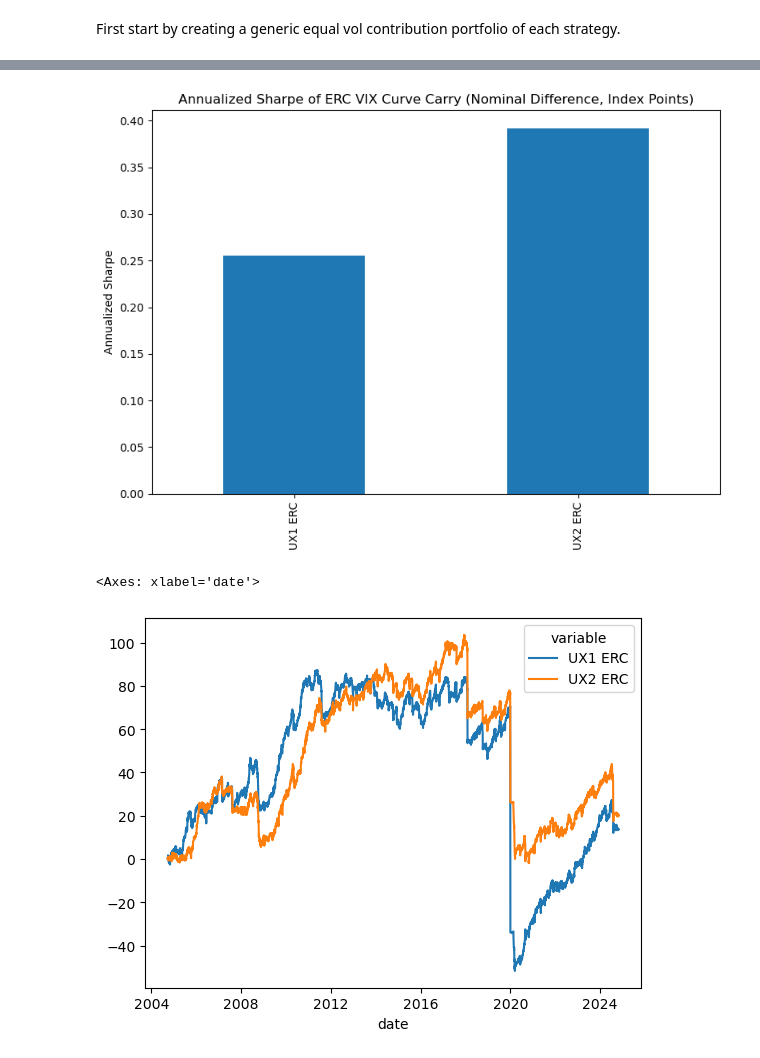
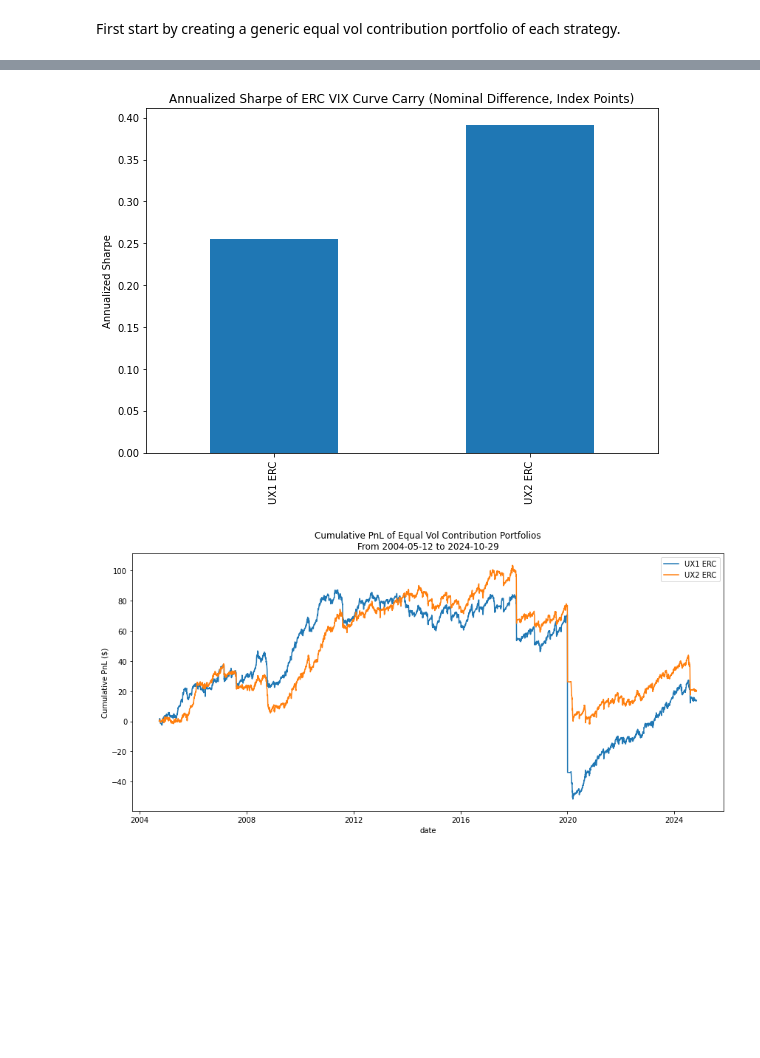
Before and after one commit to diegodalvarez/VIXCurveStrategies, a Jupyter notebook: root/notebook/Background.ipynb, the cells around one changed output, grey strips where cells are left out. Saved outputs shown, nothing was run; the diff lists cells and outputs as text; code cells hidden in the pictures; blank space fills up the shorter version.

```diff
--- a/root/notebook/Background.ipynb
+++ b/root/notebook/Background.ipynb
@@ -206,9 +207,8 @@ def get_erc(df: pd.DataFrame, window: int = 30) -> pd.DataFrame:
 
     df_tmp = (df.groupby(
         "security").
-        apply(_get_std, window, include_groups = False).
-        reset_index().
-        drop(columns = ["level_1"]).
+        apply(_get_std, window).
+        reset_index(drop = True).
         assign(inv_vol = lambda x: 1 / x.vol))
 
     df_out = (df_tmp[
@@ -271,25 +271,34 @@ def plot_erc(df_erc: pd.DataFrame) -> plt.Figure:
 
 plot_erc(df_erc)
 # %% [output]
-[figure, old version]
+[figure, new version]
 # %%
-window: int = 30
+def plot_erc_rtn(df_erc: pd.DataFrame, window: int = 30) -> plt.Figure:
 
-(df_erc.reset_index().melt(
-    id_vars = "date").
-    rename(columns = {"value": "spread"}).
-    groupby("variable").
-    apply(_get_std, window, include_groups = False).
-    reset_index().
-    drop(columns = ["level_1"]).
-    assign(
-        vol          = lambda x: x.vol * np.sqrt(252),
-        weight       = lambda x: 10 / x.vol,
-        weighted_rtn = lambda x: x.weight * x.spread)
-    [["date", "variable", "weighted_rtn"]].
-    pivot(index = "date", columns = "variable", values = "weighted_rtn").
-    cumsum().
-    plot())
+    (df_erc.reset_index().melt(
+        id_vars = "date").
+        rename(columns = {"value": "spread"}).
+        groupby("variable").
+        apply(_get_std, window).
+        reset_index(drop = True).
+        assign(
+            vol          = lambda x: x.vol * np.sqrt(252),
+            weight       = lambda x: 10 / x.vol,
+            weighted_rtn = lambda x: x.weight * x.spread)
+        [["date", "variable", "weighted_rtn"]].
+        rename(columns = {"variable": ""}).
+        pivot(index = "date", columns = "", values = "weighted_rtn").
+        cumsum().
+        plot(
+            figsize = (12,6),
+            ylabel  = "Cumulative PnL ($)",
+            xlabel  = "date",
+            title   = "Cumulative PnL of Equal Vol Contribution Portfolios\nFrom {} to {}".format(
+                df_erc.index.min(),
+                df_erc.index.max())))
+
+    plt.tight_layout()
+
+plot_erc_rtn(df_erc)
 # %% [output]
-<Axes: xlabel='date'>
-[figure, old version]
+[figure, new version]
```
Also changed, not shown: parts of 3 cells of this notebook, 1 other file.
